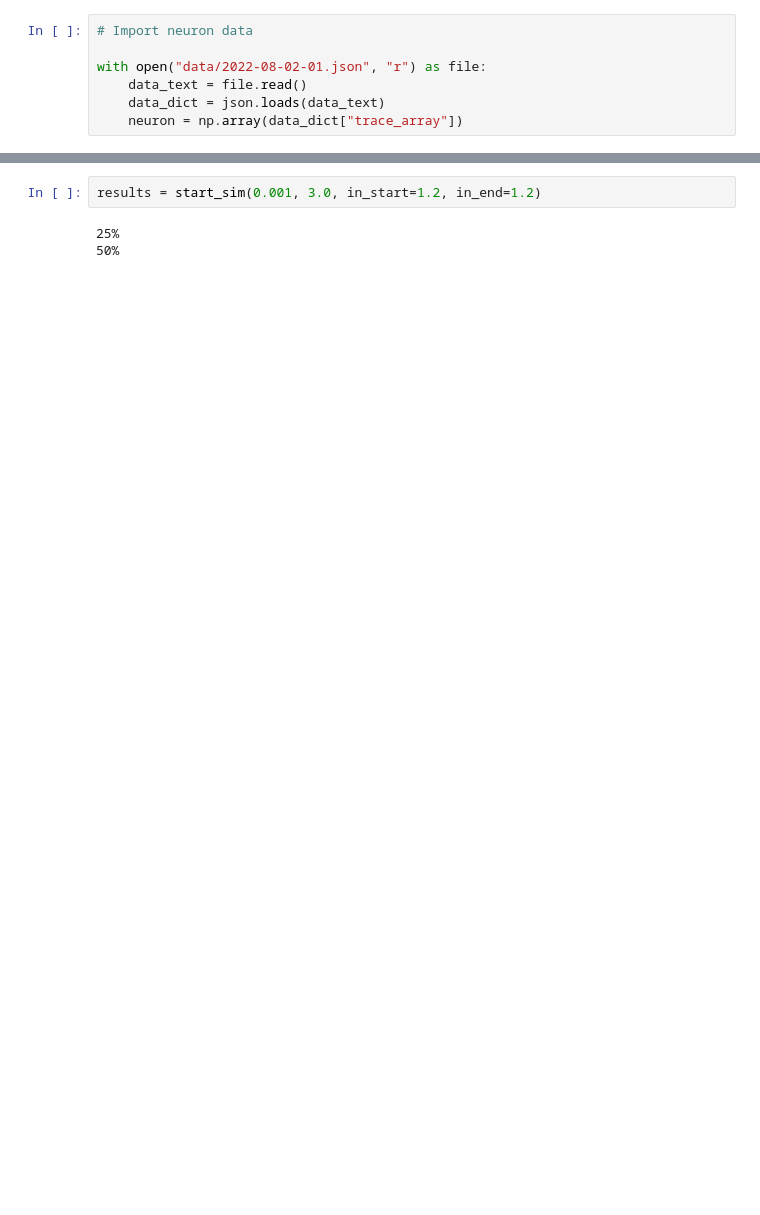
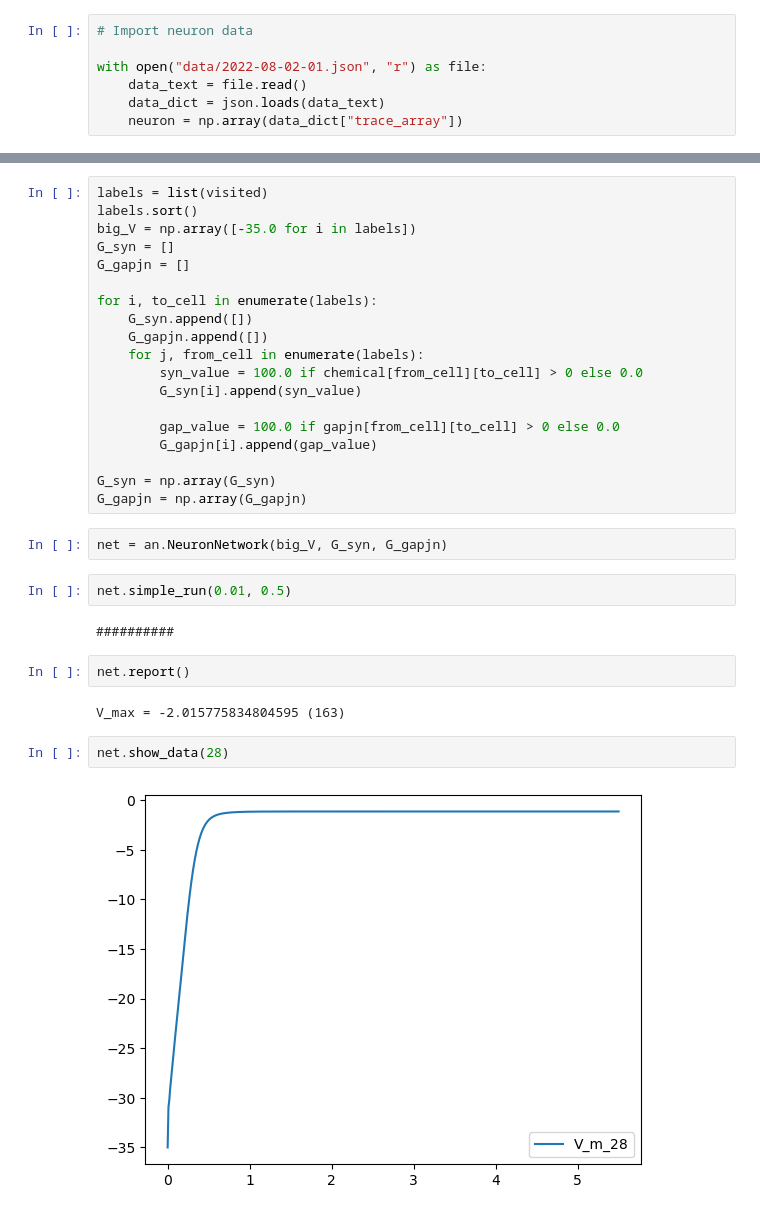
Before and after one commit to BenThrelfall/the_worm_machine, a Jupyter notebook: the_worm_model.ipynb, the cells around one changed output, grey strips where cells are left out. Cells and saved outputs as stored; diff of their text form; blank space fills up the shorter version.

Commit message:
Created beta neurons to fix numeric issues

```diff
--- a/the_worm_model.ipynb
+++ b/the_worm_model.ipynb
@@ -153,5 +86,33 @@ def start_sim(time_step, run_time, input_amount=50, in_start=0.4, in_end=0.6):
-# %%
-results = start_sim(0.001, 3.0, in_start=1.2, in_end=1.2)
-# %% [output]
-25%
-50%
+# %%
+labels = list(visited)
+labels.sort()
+big_V = np.array([-35.0 for i in labels])
+G_syn = []
+G_gapjn = []
+
+for i, to_cell in enumerate(labels):
+    G_syn.append([])
+    G_gapjn.append([])
+    for j, from_cell in enumerate(labels):
+        syn_value = 100.0 if chemical[from_cell][to_cell] > 0 else 0.0
+        G_syn[i].append(syn_value)
+
+        gap_value = 100.0 if gapjn[from_cell][to_cell] > 0 else 0.0
+        G_gapjn[i].append(gap_value)
+
+G_syn = np.array(G_syn)
+G_gapjn = np.array(G_gapjn)
+# %%
+net = an.NeuronNetwork(big_V, G_syn, G_gapjn)
+# %%
+net.simple_run(0.01, 0.5)
+# %% [output]
+##########
+# %%
+net.report()
+# %% [output]
+V_max = -2.015775834804595 (163)
+# %%
+net.show_data(28)
+# %% [output]
+[figure, added]
```
Also changed, not shown: parts of 12 cells of this notebook, 4 other files.
